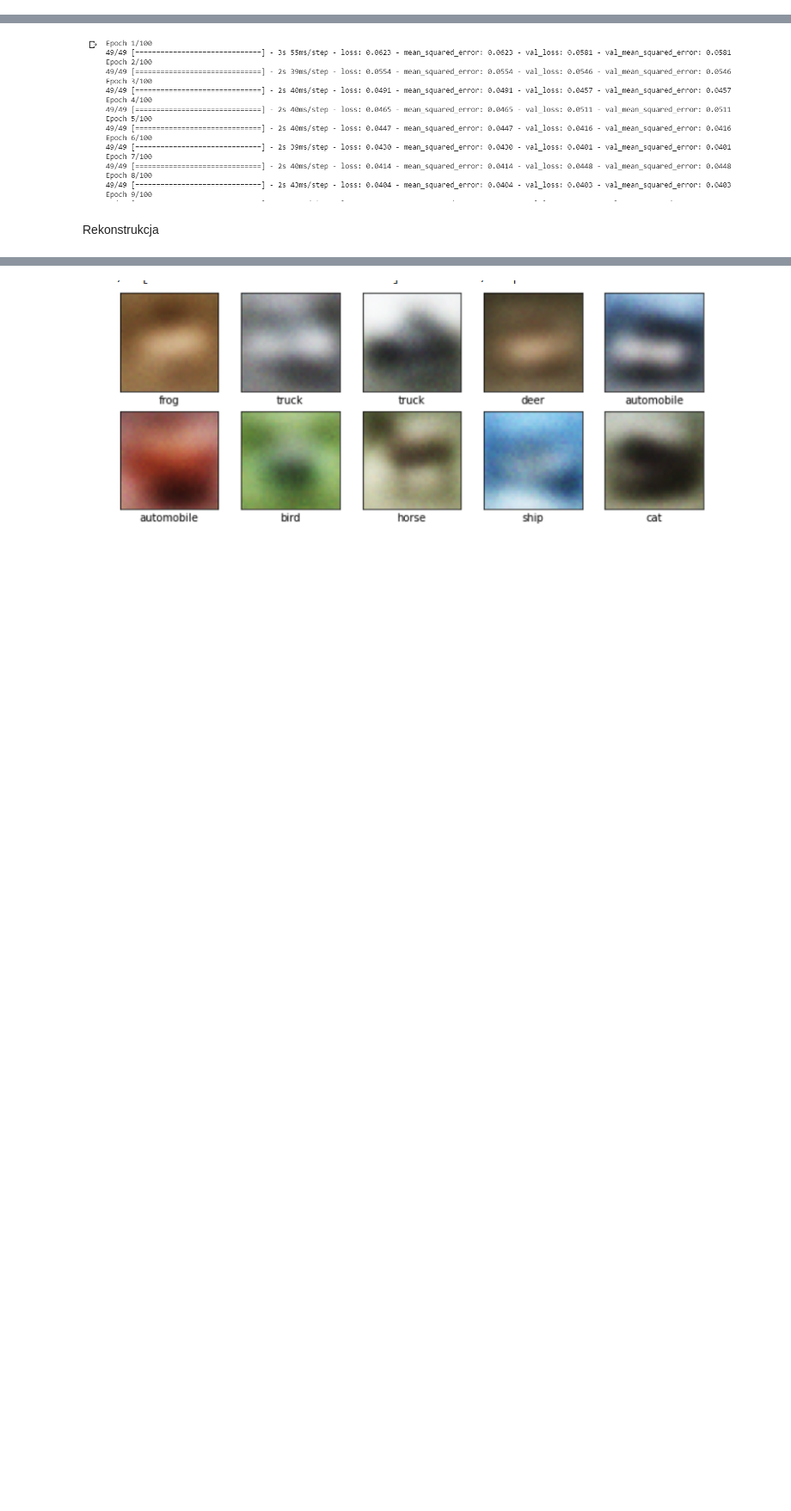
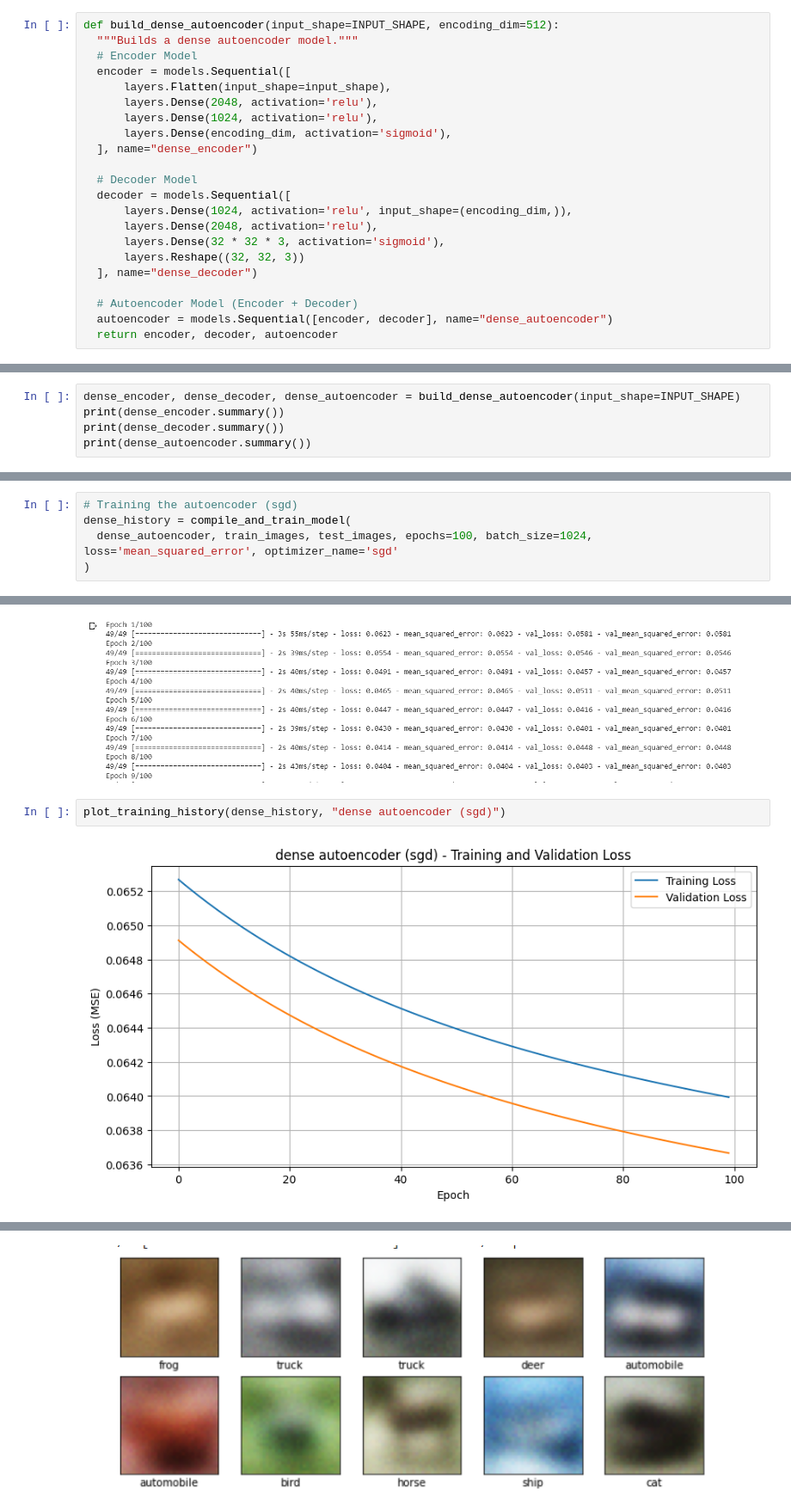
Before and after one commit to KubiakJakub01/WAT, a Jupyter notebook: msc/sem2/DL/DL_Lab1.ipynb, the cells around one changed output, grey strips where cells are left out. Shown at 86% size. Drawn from its saved outputs; the diff is of its cells as text; blank space fills up the shorter version.

```diff
--- a/msc/sem2/DL/DL_Lab1.ipynb
+++ b/msc/sem2/DL/DL_Lab1.ipynb
@@ -42,0 +78,22 @@ import matplotlib.pyplot as plt
+# %%
+def build_dense_autoencoder(input_shape=INPUT_SHAPE, encoding_dim=512):
+  """Builds a dense autoencoder model."""
+  # Encoder Model
+  encoder = models.Sequential([
+      layers.Flatten(input_shape=input_shape),
+      layers.Dense(2048, activation='relu'),
+      layers.Dense(1024, activation='relu'),
+      layers.Dense(encoding_dim, activation='sigmoid'),
+  ], name="dense_encoder")
+
+  # Decoder Model
+  decoder = models.Sequential([
+      layers.Dense(1024, activation='relu', input_shape=(encoding_dim,)),
+      layers.Dense(2048, activation='relu'),
+      layers.Dense(32 * 32 * 3, activation='sigmoid'),
+      layers.Reshape((32, 32, 3))
+  ], name="dense_decoder")
+
+  # Autoencoder Model (Encoder + Decoder)
+  autoencoder = models.Sequential([encoder, decoder], name="dense_autoencoder")
+  return encoder, decoder, autoencoder
@@ -55,0 +277,5 @@ Model enkodera (enkoder i dekoder)
+# %%
+dense_encoder, dense_decoder, dense_autoencoder = build_dense_autoencoder(input_shape=INPUT_SHAPE)
+print(dense_encoder.summary())
+print(dense_decoder.summary())
+print(dense_autoencoder.summary())
@@ -56,2 +316,7 @@ Model enkodera (enkoder i dekoder)
 # %% [markdown]
 ![image.png](embedded-picture-1)
+# %%
+# Training the autoencoder (sgd)
+dense_history = compile_and_train_model(
+  dense_autoencoder, train_images, test_images, epochs=100, batch_size=1024, loss='mean_squared_error', optimizer_name='sgd'
+)
@@ -58,4 +341,6 @@ Model enkodera (enkoder i dekoder)
 # %% [markdown]
 ![image.png](embedded-picture-1)
-# %% [markdown]
-Rekonstrukcja
+# %%
+plot_training_history(dense_history, "dense autoencoder (sgd)")
+# %% [output]
+[figure, added]
```
Also changed, not shown: parts of 35 cells of this notebook.
